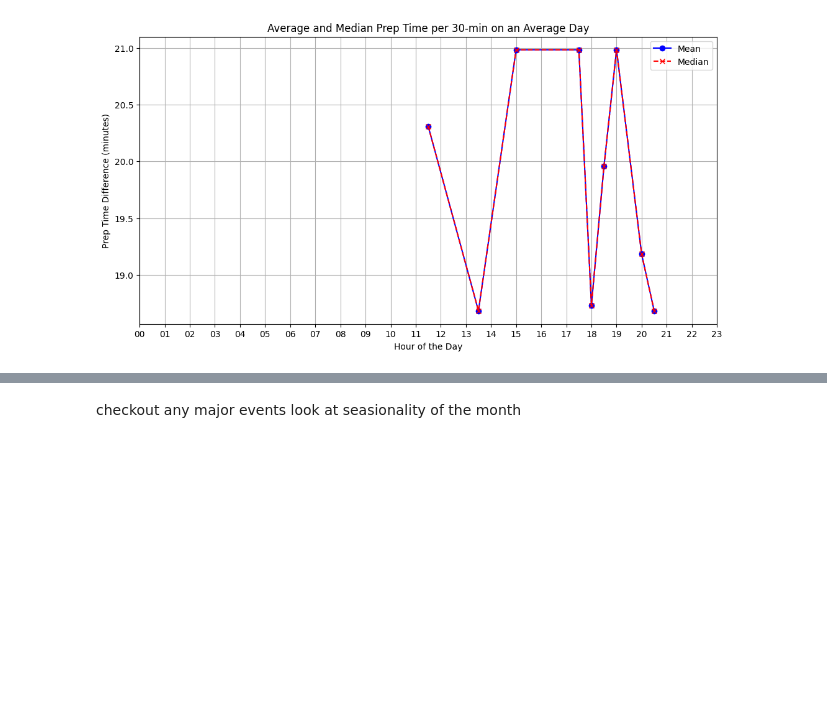
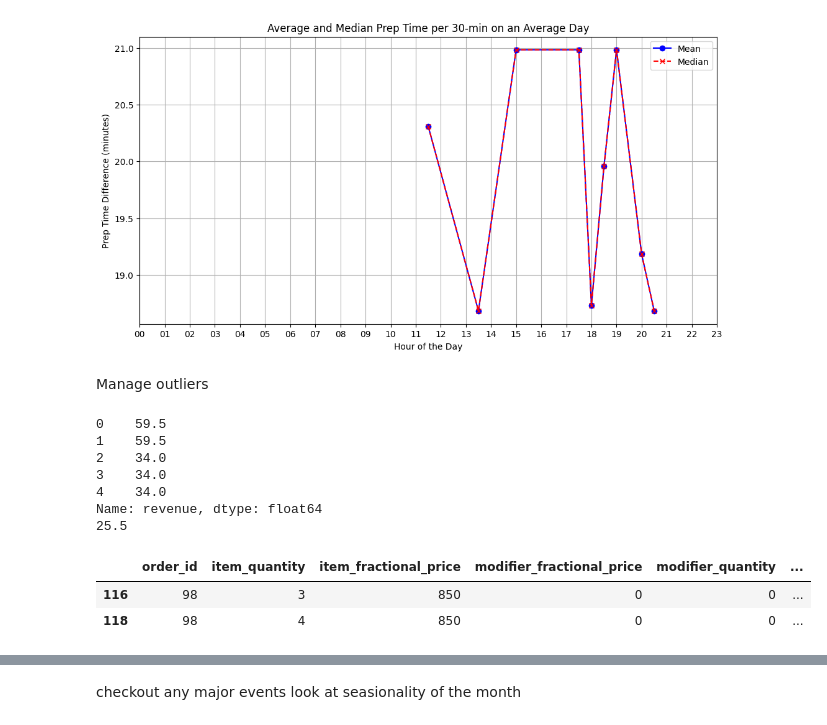
Before and after one commit to Sree5835/dynamic_pricing, a Jupyter notebook: src/dynamic_pricing/analysis/explore_demand_supply.ipynb, the cells around one changed output, grey strips where cells are left out. Drawn from its saved outputs; the diff is of its cells as text; code cells hidden in the pictures; blank space fills up the shorter version.

```diff
--- a/src/dynamic_pricing/analysis/explore_demand_supply.ipynb
+++ b/src/dynamic_pricing/analysis/explore_demand_supply.ipynb
@@ -177,11 +180,7 @@ See the caveats in the documentation: https://pandas.pydata.org/pandas-docs/stab
   df["interval_index"] = (
 [figure]
 # %%
-def plot_average_revenue_per_interval(df, interval):
-    order_timestamp = "order_placed_timestamp"
-    # Calculate the total number of intervals in a day based on the given interval
-    num_intervals = (24 * 60) // interval
-
+def calculate_revenue(df: pd.DataFrame,order_timestamp_column:str):
     # Calculate the actual average revenue for each interval on an average day
     df = df[
         [
@@ -190,7 +189,7 @@ def plot_average_revenue_per_interval(df, interval):
             "item_fractional_price",
             "modifier_fractional_price",
             "modifier_quantity",
-            order_timestamp,
+            order_timestamp_column,
         ]
     ].copy()
     df.fillna(0, inplace=True)
@@ -200,6 +199,15 @@ def plot_average_revenue_per_interval(df, interval):
     ) / 100
     # print(df.groupby("order_id").head())
     df["revenue"] = df.groupby("order_id")["order_value"].transform("sum")
+    return df
+
+
+def plot_average_revenue_per_interval(df, interval):
+    order_timestamp = "order_placed_timestamp"
+    # Calculate the total number of intervals in a day based on the given interval
+    num_intervals = (24 * 60) // interval
+
+    df = calculate_revenue(df,order_timestamp)
     # print(df["revenue"])
     print(df.head())
     # Create a new column for the interval index
@@ -726,6 +718,26 @@ Try using .loc[row_indexer,col_indexer] = value instead
 See the caveats in the documentation: https://pandas.pydata.org/pandas-docs/stable/user_guide/indexing.html#returning-a-view-versus-a-copy
   df["time_difference"] = (
 [figure]
+# %% [markdown]
+Manage outliers
+# %%
+revenue_df = calculate_revenue(pre_dp_df,"order_placed_timestamp")
+largest_series = revenue_df["revenue"].nlargest(5).reset_index(drop=True)
+print(largest_series)
+difference_amount = largest_series[1]-largest_series[2]
+print(difference_amount)
+revenue_df[revenue_df["revenue"] == largest_series[1]] #the outlier was on a wednesday at 5.26pm
+# %% [output]
+0    59.5
+1    59.5
+2    34.0
+3    34.0
+4    34.0
+Name: revenue, dtype: float64
+25.5
+|  | order_id | item_quantity | item_fractional_price | modifier_fractional_price | modifier_quantity | ... |
+| 116 | 98 | 3 | 850 | 0 | 0 | ... |
+| 118 | 98 | 4 | 850 | 0 | 0 | ... |
 # %%
 import pandas as pd
 
```
Also changed, not shown: parts of 5 cells of this notebook, 1 other file.
